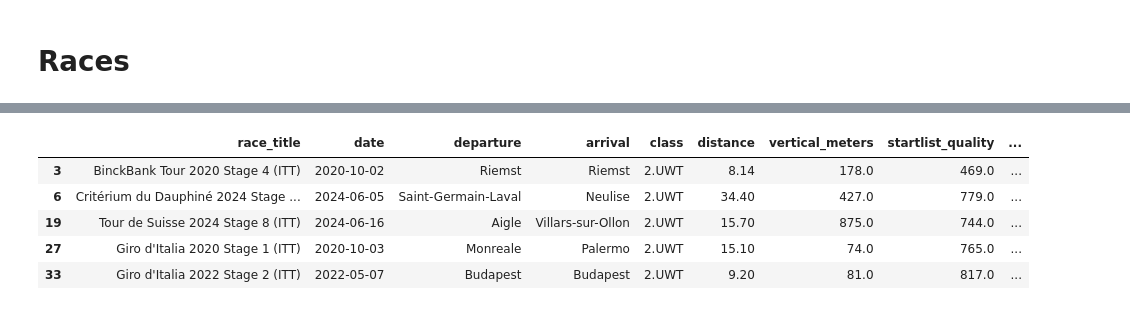
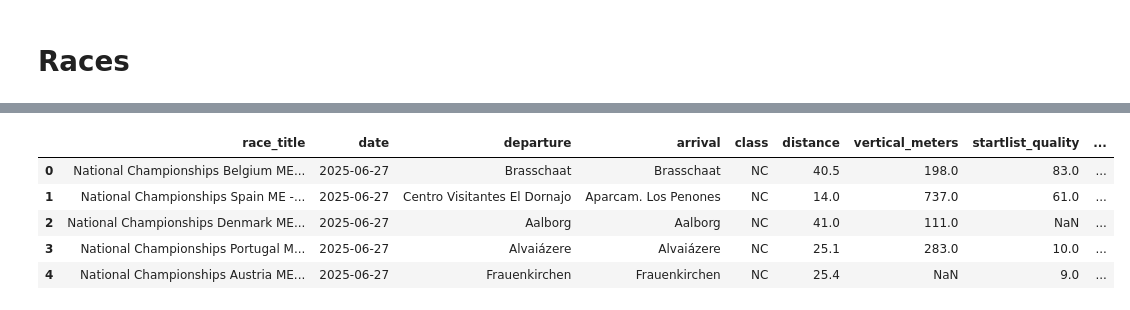
Before and after one commit to appollo30/PCS-chrono-cycling-time-trial-data-analysis, a Jupyter notebook: tests.ipynb, the cells around one changed output, grey strips where cells are left out. Drawn from its saved outputs; the diff is of its cells as text; code cells hidden in the pictures.

```diff
--- a/tests.ipynb
+++ b/tests.ipynb
@@ -108,15 +98,15 @@ Name: count, dtype: int64
 # %%
-races_important = races[races["class"].isin(["2.UWT", "WC", "Olympics"])]
-races_important = races_important[races_important["race_ranking"] < 100]
+#races_important = races[races["race_ranking"] < 100]
+races_important = races
 
 races_important.head()
 # %% [output]
 |  | race_title | date | departure | arrival | class | distance | vertical_meters | startlist_quality | ... |
-| 3 | BinckBank Tour 2020 Stage 4 (ITT) | 2020-10-02 | Riemst | Riemst | 2.UWT | 8.14 | 178.0 | 469.0 | ... |
-| 6 | Critérium du Dauphiné 2024 Stage ... | 2024-06-05 | Saint-Germain-Laval | Neulise | 2.UWT | 34.40 | 427.0 | 779.0 | ... |
-| 19 | Tour de Suisse 2024 Stage 8 (ITT) | 2024-06-16 | Aigle | Villars-sur-Ollon | 2.UWT | 15.70 | 875.0 | 744.0 | ... |
-| 27 | Giro d'Italia 2020 Stage 1 (ITT) | 2020-10-03 | Monreale | Palermo | 2.UWT | 15.10 | 74.0 | 765.0 | ... |
-| 33 | Giro d'Italia 2022 Stage 2 (ITT) | 2022-05-07 | Budapest | Budapest | 2.UWT | 9.20 | 81.0 | 817.0 | ... |
+| 0 | National Championships Belgium ME... | 2025-06-27 | Brasschaat | Brasschaat | NC | 40.5 | 198.0 | 83.0 | ... |
+| 1 | National Championships Spain ME -... | 2025-06-27 | Centro Visitantes El Dornajo | Aparcam. Los Penones | NC | 14.0 | 737.0 | 61.0 | ... |
+| 2 | National Championships Denmark ME... | 2025-06-27 | Aalborg | Aalborg | NC | 41.0 | 111.0 | NaN | ... |
+| 3 | National Championships Portugal M... | 2025-06-27 | Alvaiázere | Alvaiázere | NC | 25.1 | 283.0 | 10.0 | ... |
+| 4 | National Championships Austria ME... | 2025-06-27 | Frauenkirchen | Frauenkirchen | NC | 25.4 | NaN | 9.0 | ... |
 # %%
 sns.pairplot(races_important.select_dtypes(include=[np.number]))
 plt.show()
```
Also changed, not shown: parts of 12 cells of this notebook, 7 other files.
